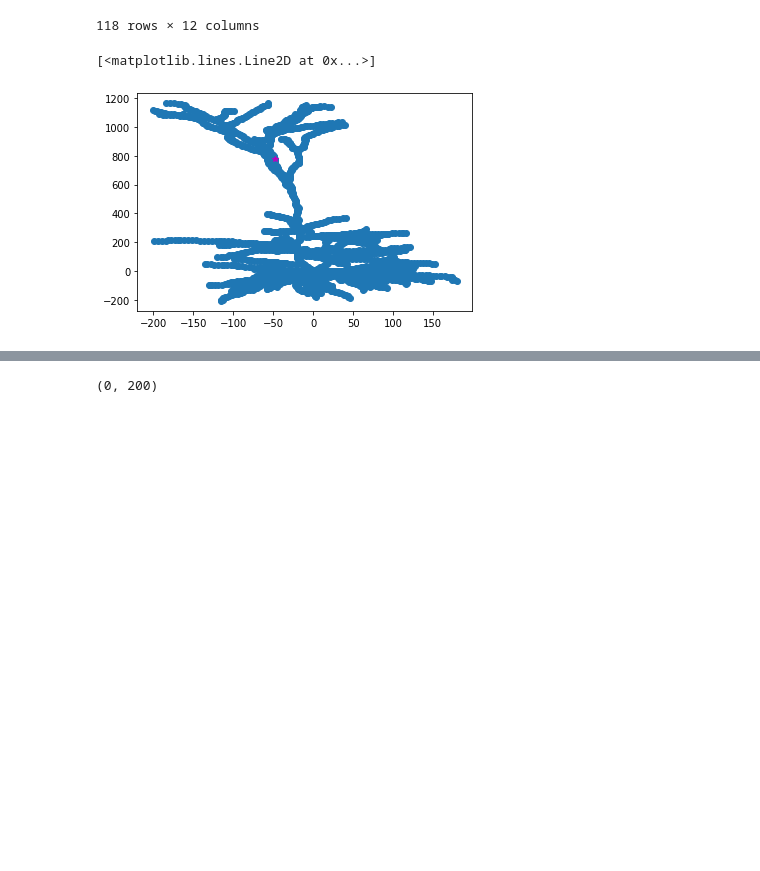
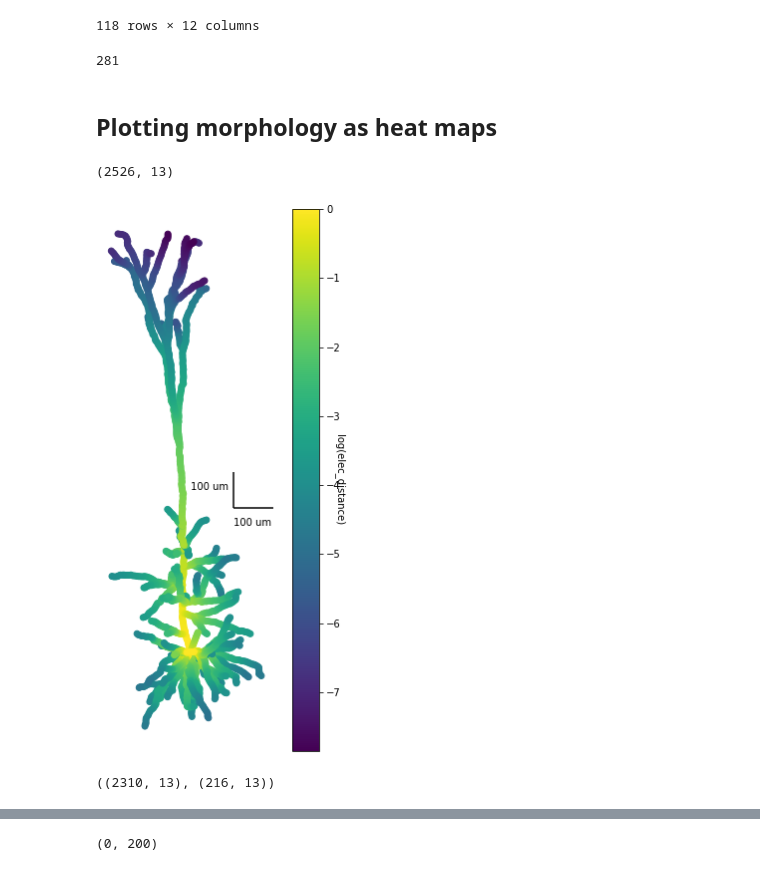
Before and after one commit to aaberbach/L5NeuronSimulation, a Jupyter notebook: L5NeuronSimulation/FullSimulation/NMDAExploration.ipynb, the cells around one changed output, grey strips where cells are left out. Cells and saved outputs as stored; diff of their text form; code cells hidden in the pictures; blank space fills up the shorter version.

```diff
--- a/L5NeuronSimulation/FullSimulation/NMDAExploration.ipynb
+++ b/L5NeuronSimulation/FullSimulation/NMDAExploration.ipynb
@@ -95,3 +104,5 @@ segs['Elec_distanceQ'] = 'None'
 
 segs.loc[segs.Type=='dend','Elec_distanceQ'] = pd.qcut(segs.loc[segs.Type=='dend','Elec_distance'], 10, labels=False)
 segs.loc[segs.Type=='apic','Elec_distanceQ'] = pd.qcut(segs.loc[segs.Type=='apic','Elec_distance'], 10, labels=False)
+# %%
+exc_syns_per_seg = conns[conns['Source Population']=='exc_stim'].groupby(['Type','Sec ID','X'])['Conductance'].count().reset_index().rename(columns={'Conductance':'num_syns'})
@@ -98,5 +118,9 @@ segs.loc[segs.Type=='apic','Elec_distanceQ'] = pd.qcut(segs.loc[segs.Type=='apic
+# %%
+segs['segmentID'] = segs.groupby(['Type','Sec ID']).cumcount()+1
+# %%
+exc_syns_per_seg['segmentID'] = exc_syns_per_seg.groupby(['Type','Sec ID']).cumcount()+1
 # %%
-segs_conns = segs.set_index(['Type','Sec ID','X']).join(conns.set_index(['Type','Sec ID','X'])).reset_index()
+exc_syns = segs.set_index(['Type','Sec ID','segmentID']).join(exc_syns_per_seg[['Type','Sec ID','segmentID','num_syns']].set_index(['Type','Sec ID','segmentID'])).reset_index()
 # %%
 v = h5py.File('./{}/v_report.h5'.format(output_folder),'r')
 hva = h5py.File('./{}/Ca_HVA.ica_report.h5'.format(output_folder),'r')
@@ -316,10 +340,34 @@ segs[(segs['Coord Y']>600)&(segs['Coord Y']<800)]
 | 818 | apic | 60 | 145 | 0.691489 | 861.508619 | -49.467465 | 792.908083 | -8.094590 | 0.023407 | 1845 | ... |
 | 819 | apic | 60 | 145 | 0.712766 | 866.468908 | -49.140984 | 797.820179 | -7.493600 | 0.022811 | 1846 | ... |
 118 rows × 12 columns
-# %%
-plt.scatter(segs['Coord X'], segs['Coord Y'])
-plt.plot(segs.loc[segs.segmentID==1842,'Coord X'],
-            segs.loc[segs.segmentID==1842,'Coord Y'],'m*')
-# %% [output]
-[<matplotlib.lines.Line2D at 0x...>]
-[figure, removed]
+# %%
+np.random.choice(segs[(segs['Coord Y']<-50)&
+     (segs['Coord Y']>-100)&
+     (segs['Coord X']>-50)&
+     (segs['Coord X']<50)&
+     (segs['Type']=='dend')]['segmentID'])
+# %% [output]
+281
+# %% [markdown]
+## Plotting morphology as heat maps
+# %%
+exc_syns.shape
+# %% [output]
+(2526, 13)
+# %%
+plt.figure(figsize=(4,10))
+ax = plt.scatter(exc_syns['Coord X'], exc_syns['Coord Y'],c=np.log(exc_syns['Elec_distance']))
+plt.vlines(110,400,500)
+plt.text(0,450,'100 um')
+plt.hlines(400,110,210)
+plt.text(110,350,'100 um')
+plt.xticks([])
+plt.yticks([])
+cbar = plt.colorbar()
+cbar.ax.set_ylabel('log(elec_distance)', rotation=270)
+
+#ax2.ax.set_title('log(elec_distance)',rotation=270)
+plt.box(False)
+plt.savefig('Elec_distance.svg')
+# %% [output]
+[figure, added]
@@ -325,0 +376,4 @@ plt.plot(segs.loc[segs.segmentID==1842,'Coord X'],
+# %%
+exc_syns[exc_syns.num_syns==0].shape, exc_syns[exc_syns.num_syns!=0].shape
+# %% [output]
+((2310, 13), (216, 13))
```
Also changed, not shown: parts of 17 cells of this notebook, 1 other file.
